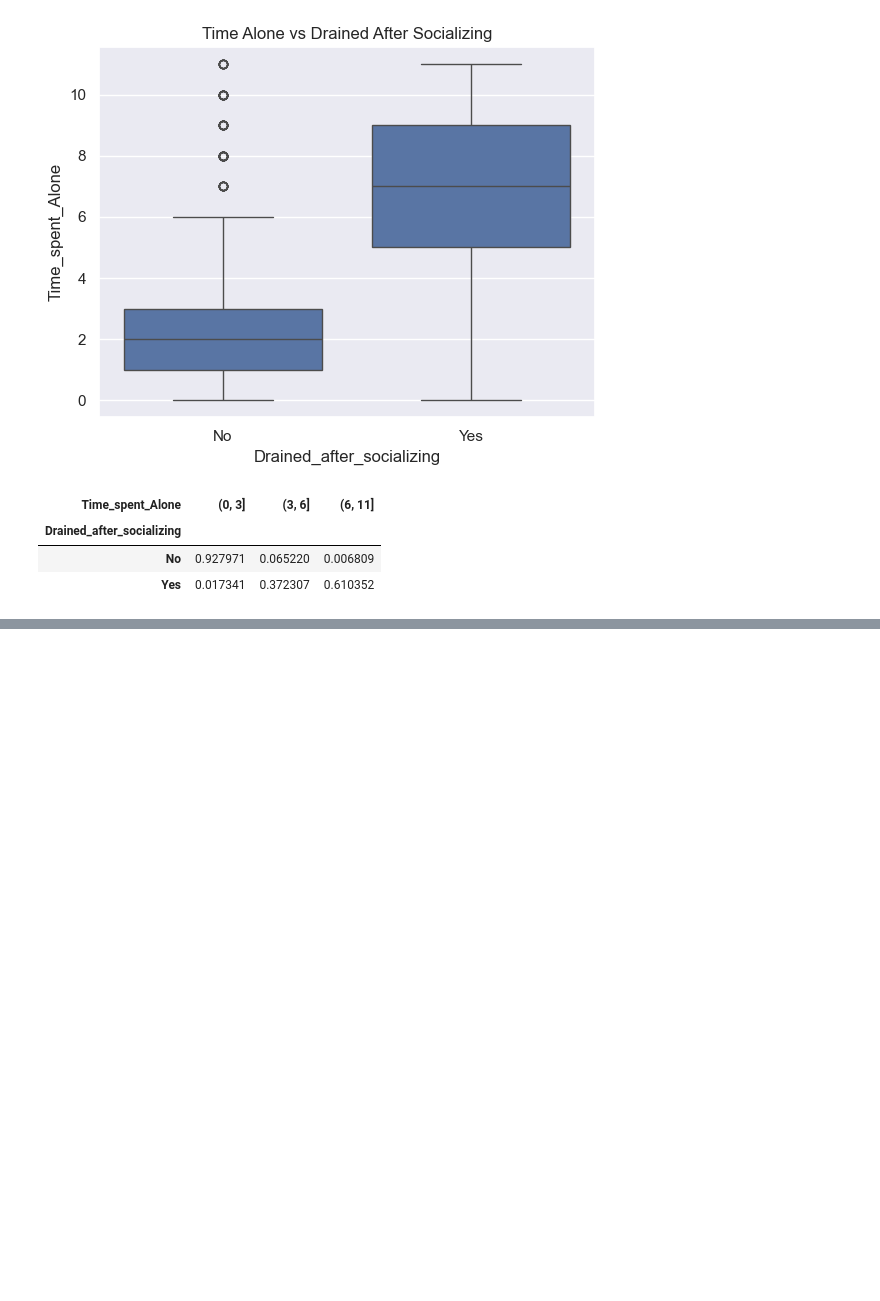
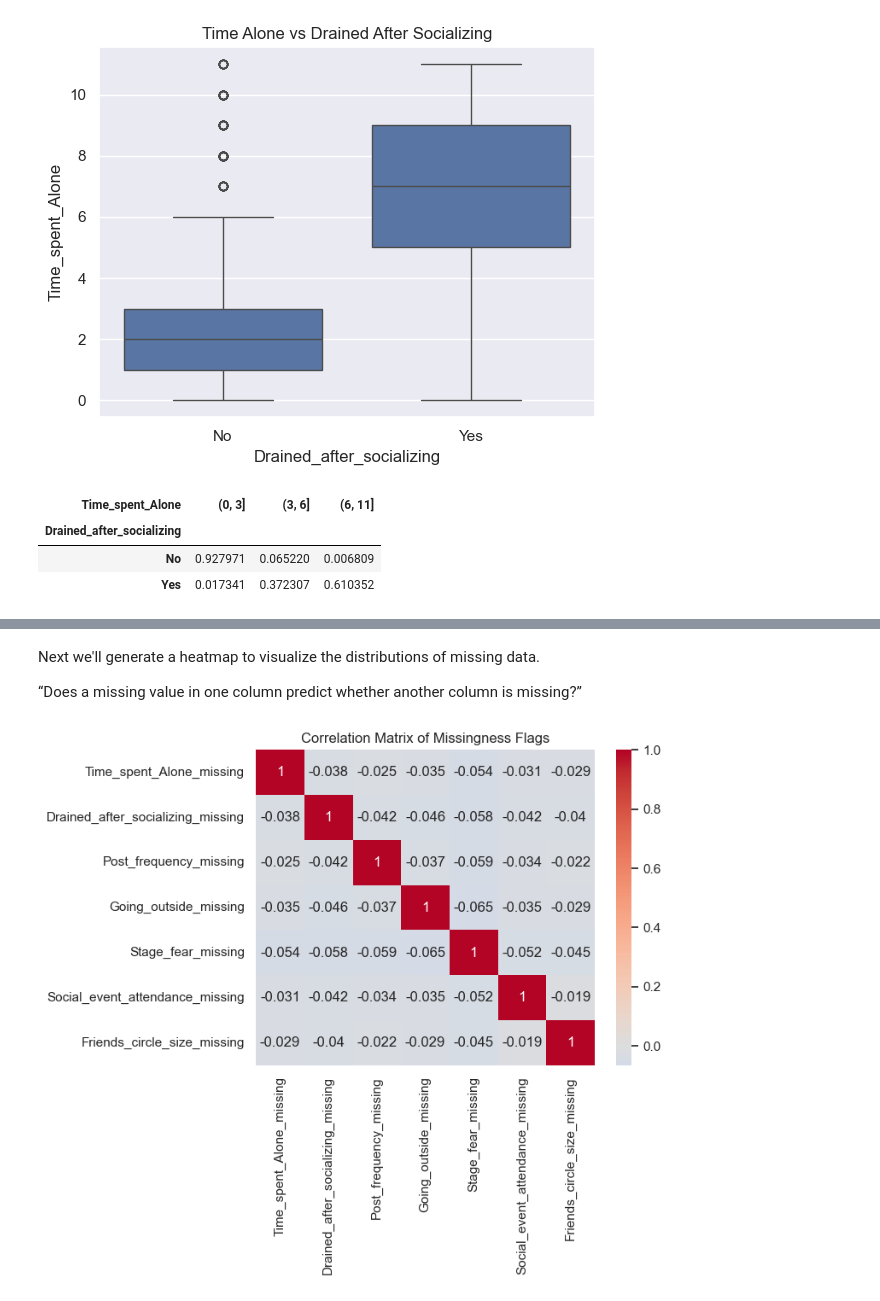
Before and after one commit to Drew-Woodz/kaggle_competitions, a Jupyter notebook: S5E7_Introvert_Classifier/notebooks/dataExplorer.ipynb, the cells around one changed output, grey strips where cells are left out. Drawn from its saved outputs; the diff is of its cells as text; code cells hidden in the pictures; blank space fills up the shorter version.

```diff
--- a/S5E7_Introvert_Classifier/notebooks/dataExplorer.ipynb
+++ b/S5E7_Introvert_Classifier/notebooks/dataExplorer.ipynb
@@ -388,0 +543,26 @@ train.loc[(train['Time_spent_Alone'].isna()) & (train['Drained_after_socializing
+# %%
+train['Time_spent_Alone_missing'] = train['Time_spent_Alone'].isna().astype(int)
+train['Drained_after_socializing_missing'] = train['Drained_after_socializing'].isna().astype(int)
+train['Post_frequency_missing'] = train['Post_frequency'].isna().astype(int)
+train['Going_outside_missing'] = train['Going_outside'].isna().astype(int)
+train['Stage_fear_missing'] = train['Stage_fear'].isna().astype(int)
+train['Social_event_attendance_missing'] = train['Social_event_attendance'].isna().astype(int)
+train['Friends_circle_size_missing'] = train['Friends_circle_size'].isna().astype(int)
+# %% [markdown]
+Next we'll generate a heatmap to visualize the distributions of missing data.
+
+“Does a missing value in one column predict whether another column is missing?”
+# %%
+import seaborn as sns
+import matplotlib.pyplot as plt
+
+# Select only the *_missing columns
+missing_cols = [col for col in train.columns if col.endswith('_missing')]
+missing_corr = train[missing_cols].corr()
+
+# Visualize the correlation matrix
+sns.heatmap(missing_corr, annot=True, cmap='coolwarm', center=0)
+plt.title("Correlation Matrix of Missingness Flags")
+plt.show()
+# %% [output]
+[figure, added]
```
Also changed, not shown: parts of 16 cells of this notebook, 1 other file.
